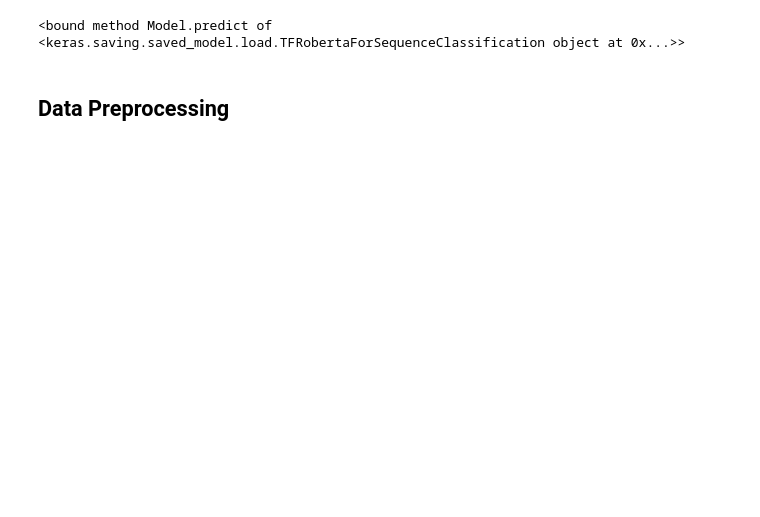
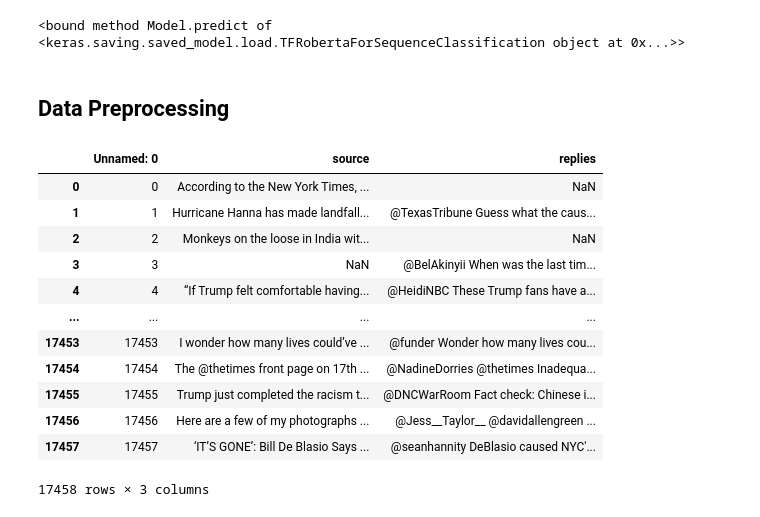
Before and after one commit to lich2000117/Fake-Tweets-Rumour-Detection, a Jupyter notebook: task2/PreprocessCovid.ipynb, the cells around one changed output. Cells and saved outputs as stored; diff of their text form; code cells hidden in the pictures; blank space fills up the shorter version.

```diff
--- a/task2/PreprocessCovid.ipynb
+++ b/task2/PreprocessCovid.ipynb
@@ -170,0 +173,16 @@ data_train.to_csv("./data/covid_bert_data.csv")
+# %%
+pd.read_csv("./data/covid_bert_data.csv")
+# %% [output]
+|  | Unnamed: 0 | source | replies |
+| 0 | 0 | According to the New York Times, ... | NaN |
+| 1 | 1 | Hurricane Hanna has made landfall... | @TexasTribune Guess what the caus... |
+| 2 | 2 | Monkeys on the loose in India wit... | NaN |
+| 3 | 3 | NaN | @BelAkinyii When was the last tim... |
+| 4 | 4 | “If Trump felt comfortable having... | @HeidiNBC These Trump fans have a... |
+| ... | ... | ... | ... |
+| 17453 | 17453 | I wonder how many lives could’ve ... | @funder Wonder how many lives cou... |
+| 17454 | 17454 | The @thetimes front page on 17th ... | @NadineDorries @thetimes Inadequa... |
+| 17455 | 17455 | Trump just completed the racism t... | @DNCWarRoom Fact check: Chinese i... |
+| 17456 | 17456 | Here are a few of my photographs ... | @Jess__Taylor__ @davidallengreen ... |
+| 17457 | 17457 | ‘IT’S GONE’: Bill De Blasio Says ... | @seanhannity DeBlasio caused NYC'... |
+17458 rows × 3 columns
```
Also changed, not shown: parts of 3 cells of this notebook, 3 other files.
